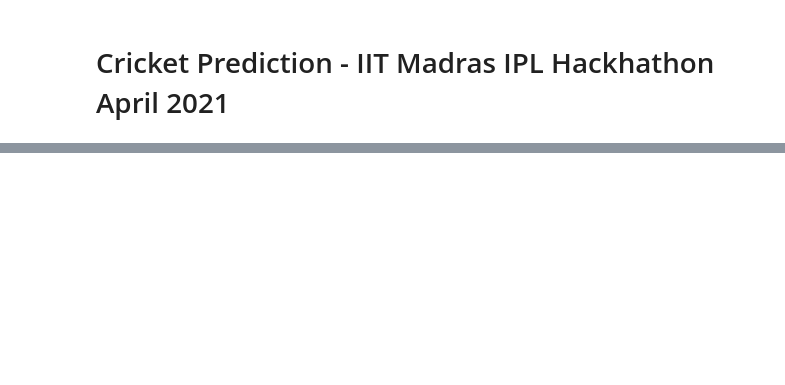
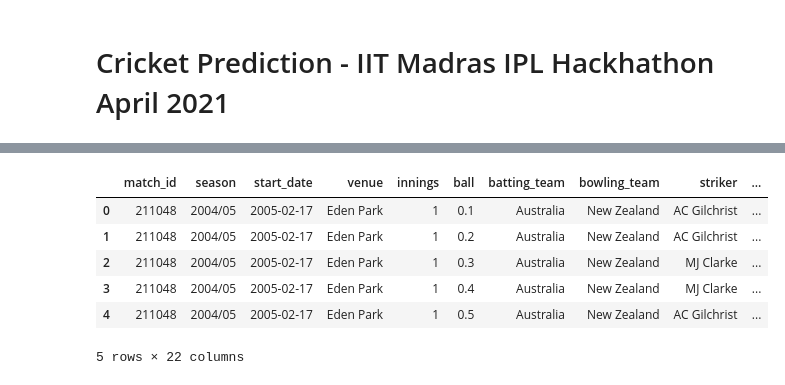
Before and after one commit to praveenraghuvanshi1512/cricket-analytics-and-predictions, a Jupyter notebook: iit-m-hackhathon/cricket-prediction.ipynb, the cells around one changed output, grey strips where cells are left out. Drawn from its saved outputs; the diff is of its cells as text; code cells hidden in the pictures; blank space fills up the shorter version.

```diff
--- a/iit-m-hackhathon/cricket-prediction.ipynb
+++ b/iit-m-hackhathon/cricket-prediction.ipynb
@@ -66,0 +78,10 @@
+# %%
+concatenated_df.head()
+# %% [output]
+|  | match_id | season | start_date | venue | innings | ball | batting_team | bowling_team | striker | ... |
+| 0 | 211048 | 2004/05 | 2005-02-17 | Eden Park | 1 | 0.1 | Australia | New Zealand | AC Gilchrist | ... |
+| 1 | 211048 | 2004/05 | 2005-02-17 | Eden Park | 1 | 0.2 | Australia | New Zealand | AC Gilchrist | ... |
+| 2 | 211048 | 2004/05 | 2005-02-17 | Eden Park | 1 | 0.3 | Australia | New Zealand | MJ Clarke | ... |
+| 3 | 211048 | 2004/05 | 2005-02-17 | Eden Park | 1 | 0.4 | Australia | New Zealand | MJ Clarke | ... |
+| 4 | 211048 | 2004/05 | 2005-02-17 | Eden Park | 1 | 0.5 | Australia | New Zealand | AC Gilchrist | ... |
+5 rows × 22 columns
```
Also changed, not shown: parts of 11 cells of this notebook.
